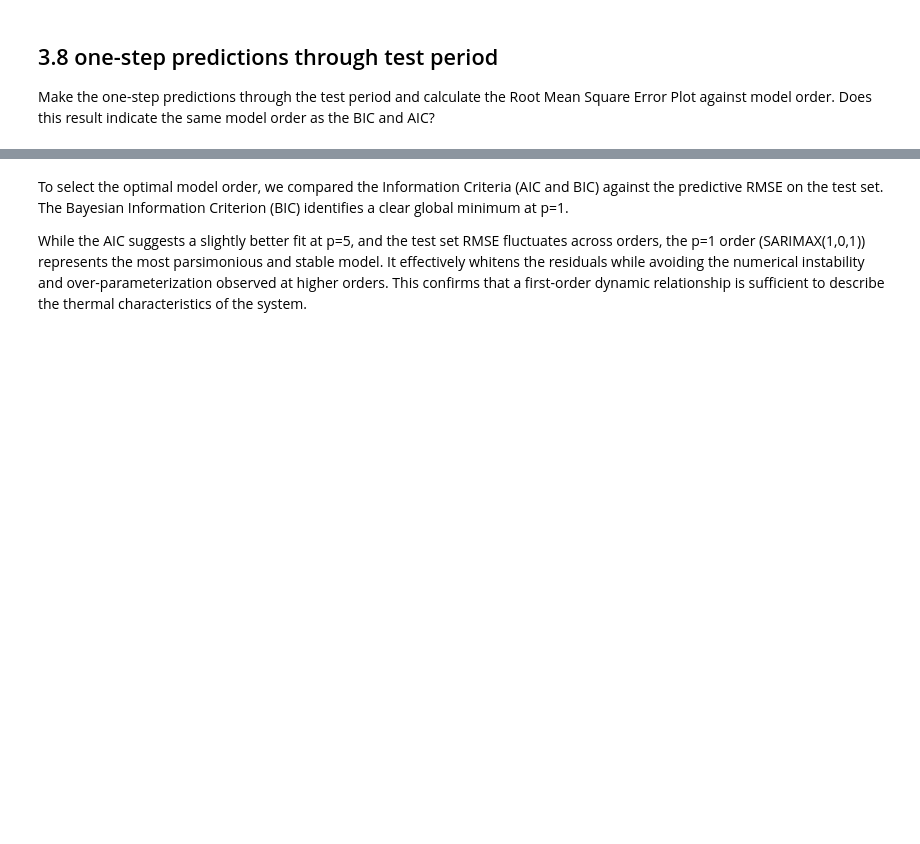
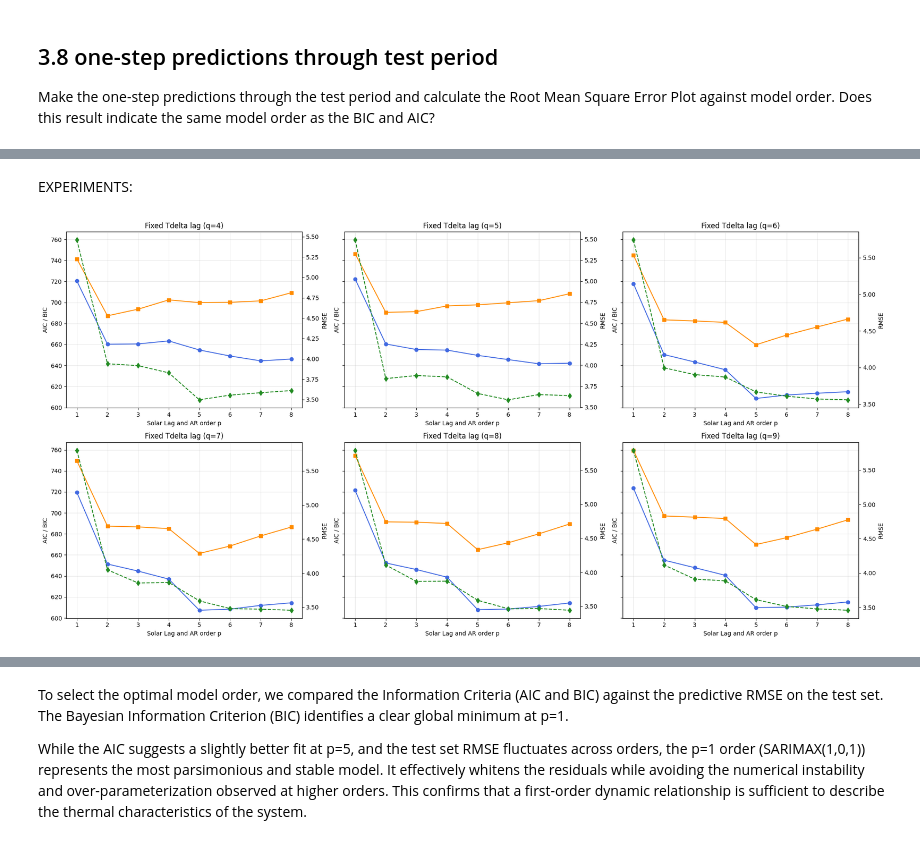
Before and after one commit to valentinatrolese02-collab/time_series_analysis, a Jupyter notebook: assignment3/ex3.ipynb, the cells around one changed output, grey strips where cells are left out. Drawn from its saved outputs; the diff is of its cells as text; code cells hidden in the pictures; blank space fills up the shorter version.

```diff
--- a/assignment3/ex3.ipynb
+++ b/assignment3/ex3.ipynb
@@ -640,0 +592,63 @@ plt.show()
+# %% [markdown]
+EXPERIMENTS:
+# %%
+import matplotlib.ticker as mticker
+
+q_range = range(4, 10)
+orders = range(1, 9) # p (lags per Gv)
+
+# Creiamo una figura con una griglia di subplot (es. 4 righe, 2 colonne)
+fig, axes = plt.subplots(2, 3, figsize=(20, 10), sharey=True)
+axes = axes.flatten() # Appiattiamo la matrice per iterare facilmente
+
+for i, q in enumerate(q_range):
+    aic_values = []
+    bic_values = []
+    rmse_values = []
+
+    for p in orders:
+        # Tdelta fixed at q, Gv varies
+        current_exog_cols = [f'Gv.l{k}' for k in range(p)] + [f'Tdelta.l{k}' for k in range(q)]
+
+        X_train = df_train[current_exog_cols]
+        X_test = df_test[current_exog_cols]
+
+        # model oreder varies
+        model = sm.tsa.statespace.SARIMAX(df_train['Ph'], exog=X_train, order=(p, 0, 0))
+        res = model.fit(disp=False)
+
+        aic_values.append(res.aic)
+        bic_values.append(res.bic)
+
+        # Forecast and RMSE
+        forecast = res.get_prediction(start=len(df_train),
+                                      end=len(df_train) + len(df_test) - 1,
+                                      exog=X_test)
+        predictions = forecast.predicted_mean
+        rmse = np.sqrt(np.mean((df_test['Ph'].values - predictions.values)**2))
+        rmse_values.append(rmse)
+
+    # --- Plotting nel subplot i-esimo ---
+    ax1 = axes[i]
+    ax1.plot(orders, aic_values, marker='o', color='royalblue', label='AIC')
+    ax1.plot(orders, bic_values, marker='s', color='darkorange', label='BIC')
+    ax1.set_title(f'Fixed Tdelta lag (q={q})')
+    ax1.set_xlabel('Solar Lag and AR order p')
+    ax1.set_ylabel('AIC / BIC')
+    ax1.grid(True, alpha=0.3)
+
+    ax2 = ax1.twinx()
+    ax2.plot(orders, rmse_values, marker='d', color='forestgreen', linestyle='--', label='RMSE')
+    ax2.set_ylabel('RMSE')
+    ax2.yaxis.set_major_formatter(mticker.FormatStrFormatter('%.2f'))
+
+# Rimuoviamo l'ultimo subplot se rimane vuoto (8 slot per 7 grafici)
+if len(q_range) < len(axes):
+    fig.delaxes(axes[-1])
+
+plt.tight_layout()
+plt.savefig("plot_ex3/exercise_81.svg", format='svg', bbox_inches='tight')
+
+plt.show()
+# %% [output]
+[figure, added]
```
Also changed, not shown: parts of 16 cells of this notebook, 10 other files.
